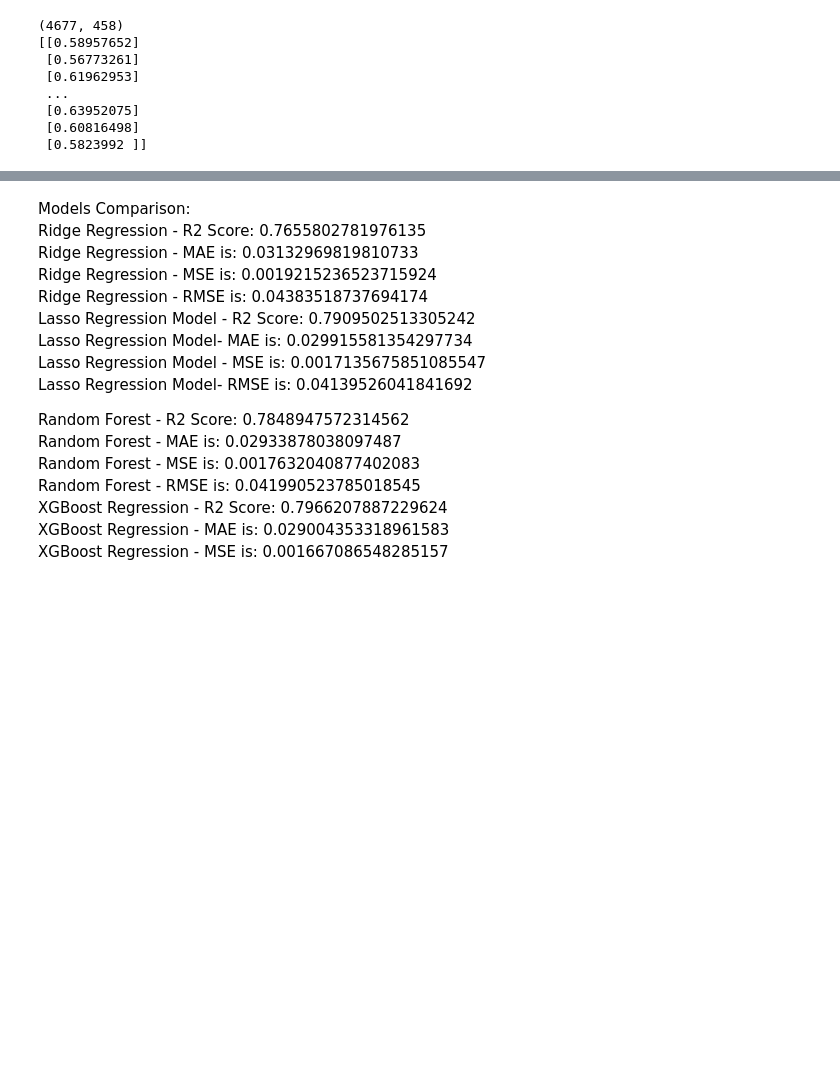
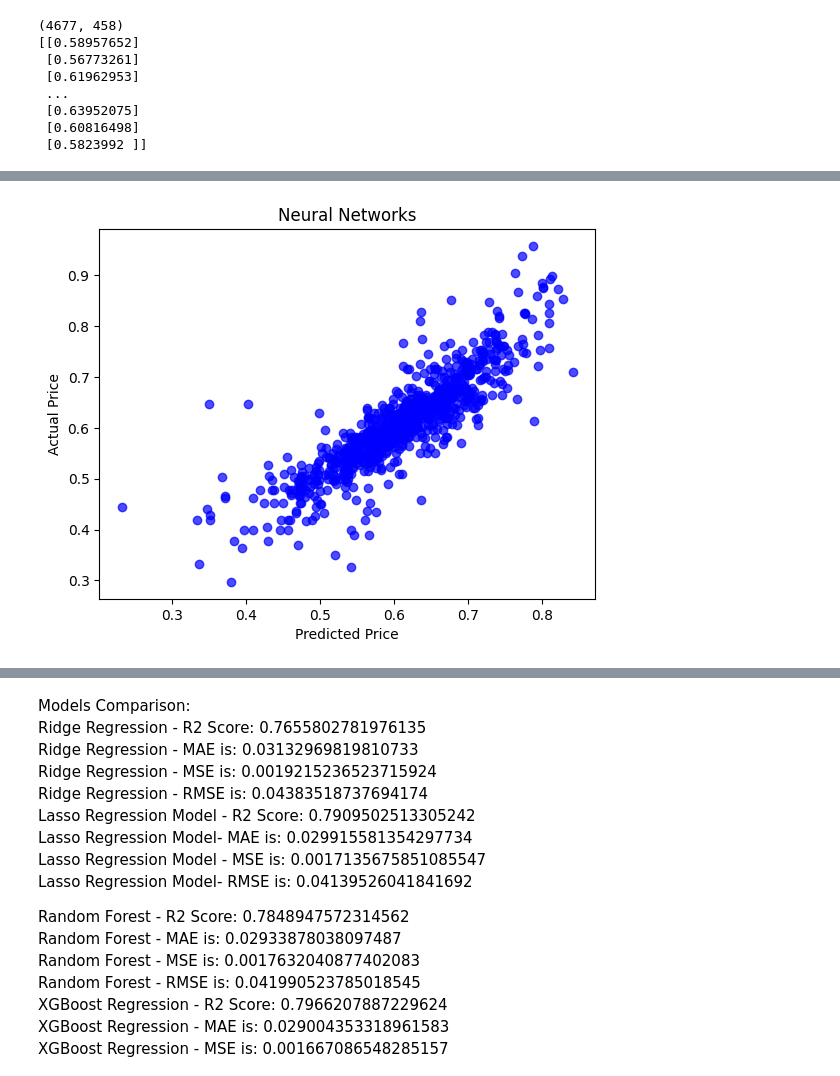
Before and after one commit to leoPuerto01/CS539-project, a Jupyter notebook: CS_539_Project.ipynb, the cells around one changed output, grey strips where cells are left out. Drawn from its saved outputs; the diff is of its cells as text; code cells hidden in the pictures; blank space fills up the shorter version.

```diff
--- a/CS_539_Project.ipynb
+++ b/CS_539_Project.ipynb
@@ -2958,0 +2966,64 @@ NN - RMSE is: 0.05064750105498591
+# %%
+# Neural Networks
+from tensorflow.keras.models import Sequential
+from tensorflow.keras.layers import Dense
+from sklearn import preprocessing
+import tensorflow as tf
+from tensorflow.keras.optimizers import Adam
+from sklearn.feature_selection import SelectKBest, f_regression
+from sklearn.model_selection import train_test_split
+from sklearn.metrics import r2_score, mean_squared_error, mean_absolute_error
+from math import sqrt
+import matplotlib.pyplot as plt
+
+X_train, X_test,y_train,y_test= train_test_split(X_data, y_data,test_size=0.2,random_state=42)
+
+# Perform feature selection
+k_features = 20  # Choose the number of top features you want to select
+selector = SelectKBest(score_func=f_regression, k=k_features)
+X_train.columns = X_train.columns.astype(str)
+X_test.columns = X_test.columns.astype(str)
+X_train_selected = selector.fit_transform(X_train, y_train)
+X_test_selected = selector.transform(X_test)
+
+# Build the neural network model
+neural_network = Sequential()
+neural_network.add(Dense(128, activation='relu', input_shape=(X_train_selected.shape[1],)))
+neural_network.add(Dense(64, activation='relu'))
+neural_network.add(Dense(64,activation='relu'))
+neural_network.add(Dense(64,activation='relu'))
+neural_network.add(Dense(64,activation='relu'))
+neural_network.add(Dense(64,activation='relu'))
+neural_network.add(Dense(64,activation='relu'))
+neural_network.add(Dense(64,activation='relu'))
+neural_network.add(Dense(64,activation='relu'))
+neural_network.add(Dense(64,activation='relu'))
+neural_network.add(Dense(64,activation='relu'))
+neural_network.add(Dense(64,activation='relu'))
+neural_network.add(Dense(1))
+
+# Compile the model
+neural_network.compile(optimizer='adam', loss='mean_squared_error')
+
+# Train the model with selected features
+neural_network.fit(x=X_train_selected, y=y_train,
+          validation_data=(X_test_selected, y_test),
+          batch_size=10, epochs=100)
+
+# Predict using the selected features
+predictions_NN = neural_network.predict(X_test_selected)
+
+# Evaluate the model using R2 score
+r2 = r2_score(y_test, predictions_NN)
+print('NN - R2 Score:', r2)
+print('NN - MAE is:', mean_absolute_error(y_test, predictions_NN))
+print('NN - MSE is:', mean_squared_error(y_test, predictions_NN))
+print('NN - RMSE is:', sqrt(mean_squared_error(y_test, predictions_NN)))
+
+# Plotting the predicted vs. actual prices
+plt.scatter(predictions_NN, y_test, alpha=0.7, color='b')
+plt.xlabel('Predicted Price')
+plt.ylabel('Actual Price')
+plt.title('Neural Networks')
+plt.show()
+# %% [output]
@@ -2959,3 +3047,4 @@ NN - RMSE is: 0.05064750105498591
+[figure, added]
 # %%
 '''Models Comparison:<br>
 Lasso Regression Model - R2 Score: 0.7909502513305242
```
Also changed, not shown: parts of 39 cells of this notebook.
